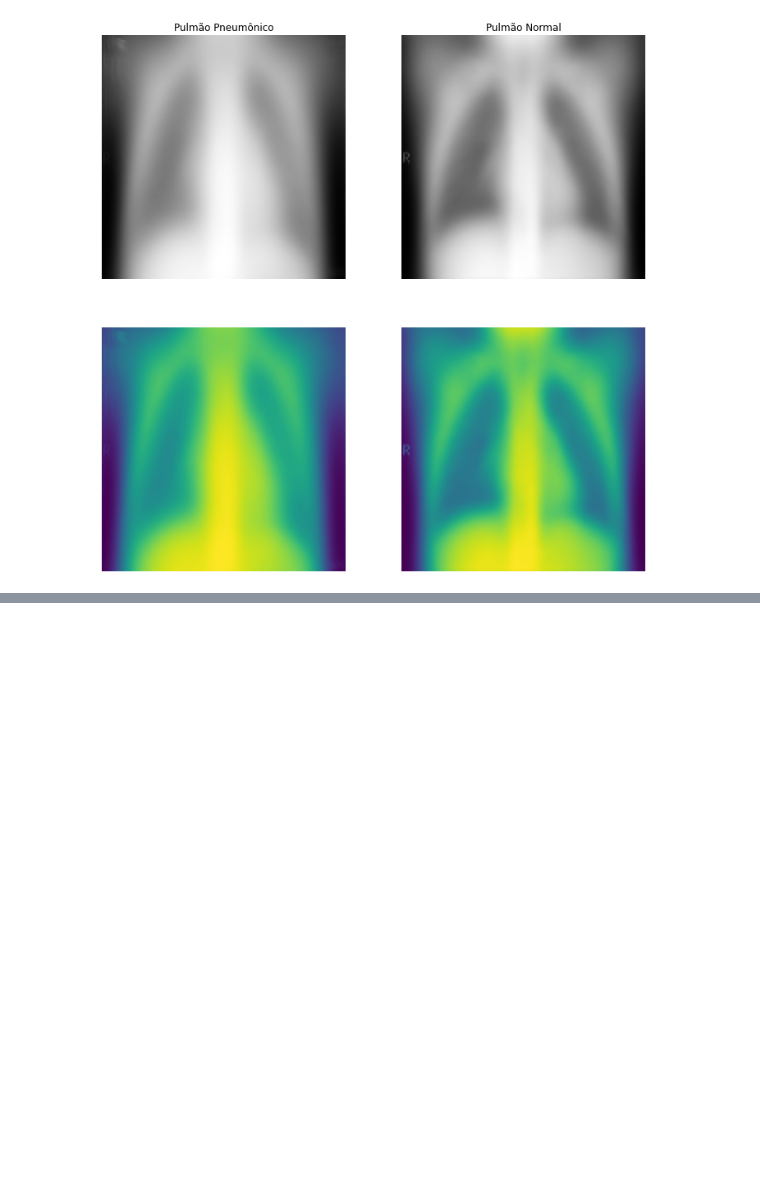
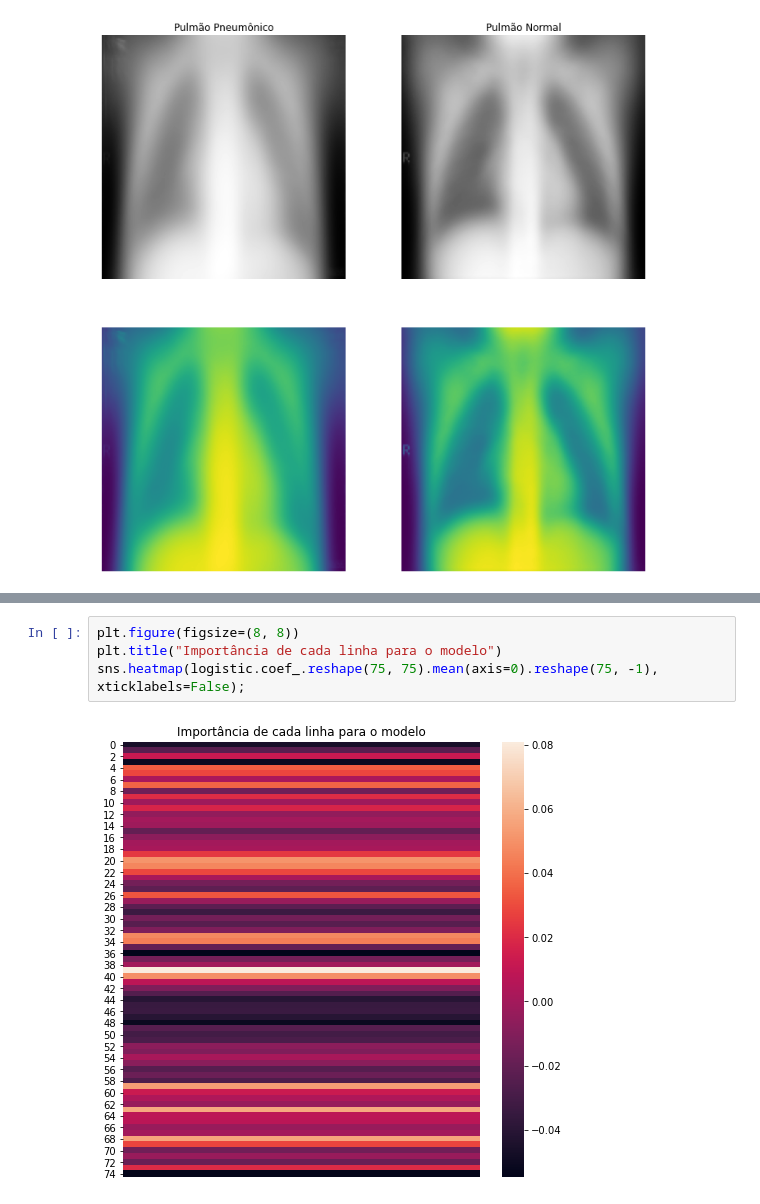
Before and after one commit to arthurchieppe/P2_CDados, a Jupyter notebook: P2-CDADOS.ipynb, the cells around one changed output, grey strips where cells are left out. Drawn from its saved outputs; the diff is of its cells as text; blank space fills up the shorter version.

```diff
--- a/P2-CDADOS.ipynb
+++ b/P2-CDADOS.ipynb
@@ -192,3 +242,9 @@ plt.show()
+# %%
+plt.figure(figsize=(8, 8))
+plt.title("Importância de cada linha para o modelo")
+sns.heatmap(logistic.coef_.reshape(75, 75).mean(axis=0).reshape(75, -1), xticklabels=False);
+# %% [output]
+[figure, added]
 # %%
 base_dir = 'content/chest_xray'
 
```
Also changed, not shown: parts of 17 cells of this notebook.
